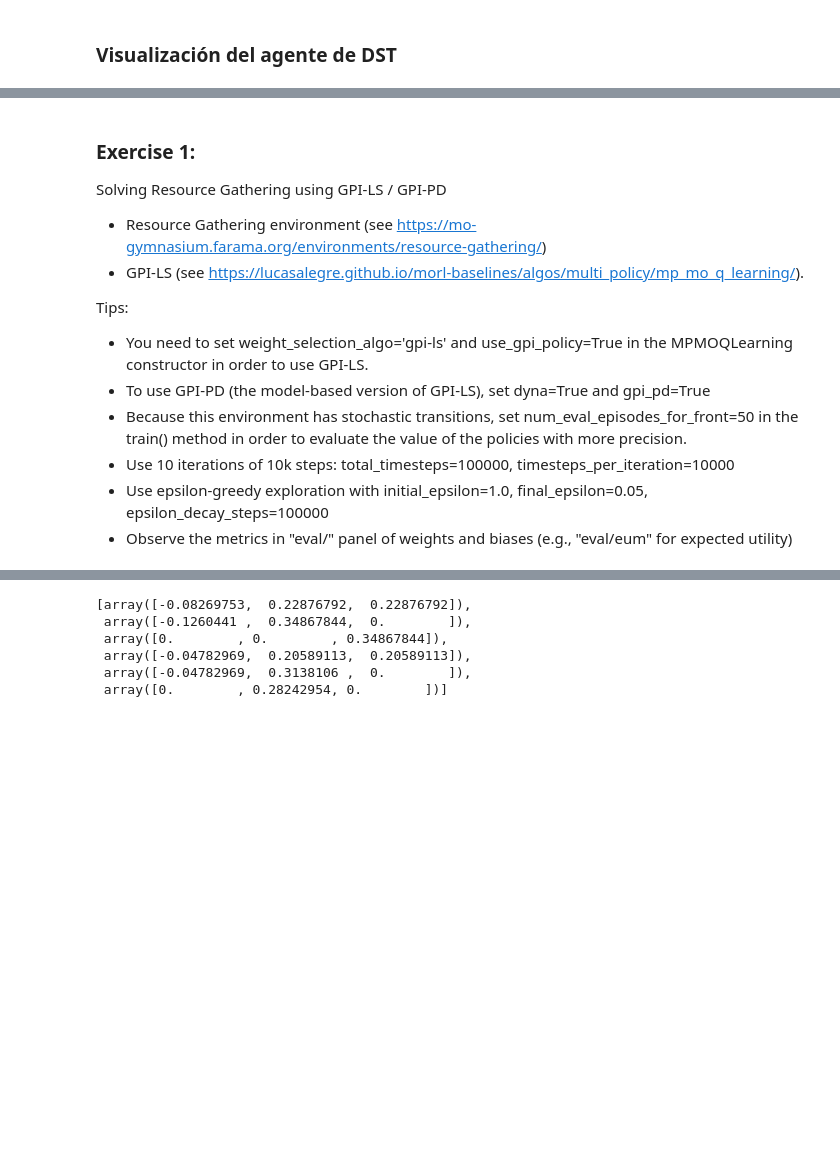
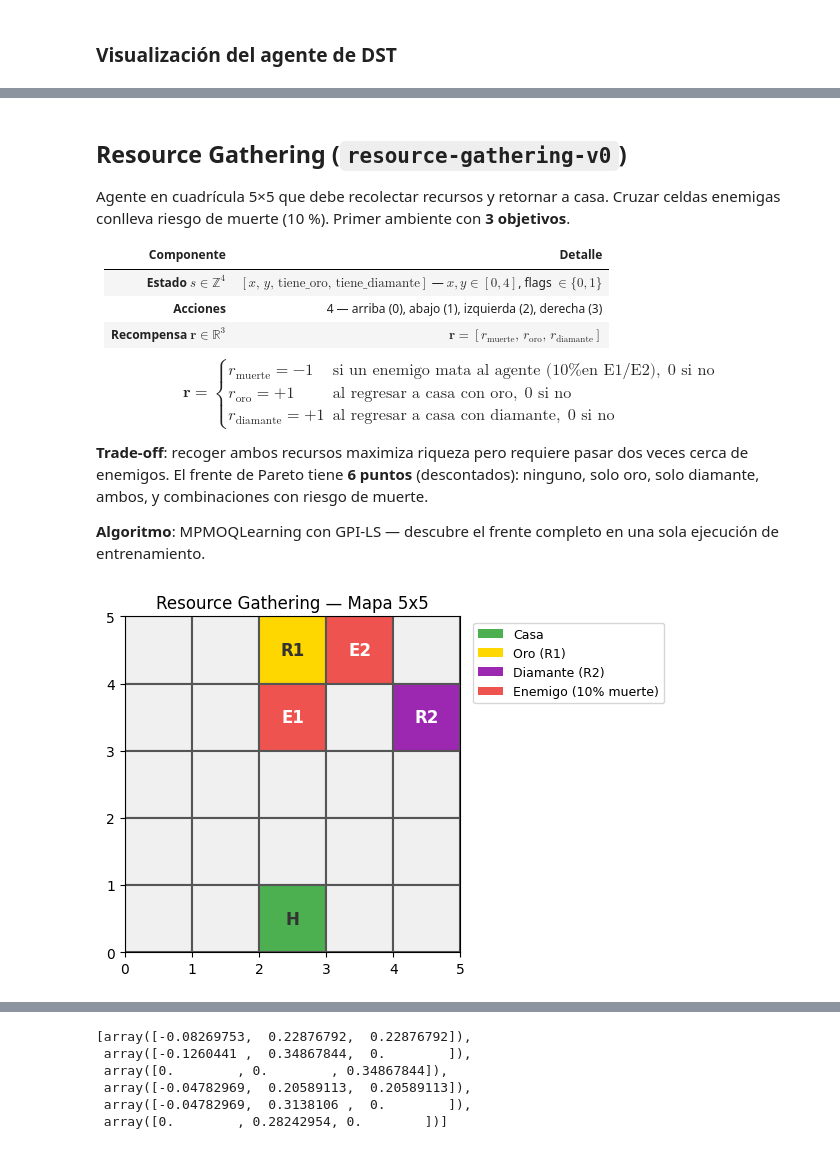
Before and after one commit to ju4ndiegos/Multi-Objective-Reinforcement-Learning-MORL-, a Jupyter notebook: multiobjective_Reinforcement_Learning_grupo4_202610.ipynb, the cells around one changed output, grey strips where cells are left out. Saved outputs shown, nothing was run; the diff lists cells and outputs as text; code cells hidden in the pictures; blank space fills up the shorter version.

```diff
--- a/multiobjective_Reinforcement_Learning_grupo4_202610.ipynb
+++ b/multiobjective_Reinforcement_Learning_grupo4_202610.ipynb
@@ -230,19 +416,51 @@ Saved gif at: ./deep_sea_treasure_agent.gif
 # %% [markdown]
-### Exercise 1:
+## Resource Gathering (`resource-gathering-v0`)
 
-Solving Resource Gathering using GPI-LS / GPI-PD
+Agente en cuadrícula 5×5 que debe recolectar recursos y retornar a casa.
+Cruzar celdas enemigas conlleva riesgo de muerte (10 %). Primer ambiente con **3 objetivos**.
 
-- Resource Gathering environment (see https://mo-gymnasium.farama.org/environments/resource-gathering/)
-- GPI-LS (see https://lucasalegre.github.io/morl-baselines/algos/multi_policy/mp_mo_q_learning/).
+| Componente | Detalle |
+|---|---|
+| **Estado** $s \in \mathbb{Z}^4$ | $[x,\, y,\, \text{tiene\_oro},\, \text{tiene\_diamante}]$ — $x,y \in [0,4]$, flags $\in \{0,1\}$ |
+| **Acciones** | 4 — arriba (0), abajo (1), izquierda (2), derecha (3) |
+| **Recompensa** $\mathbf{r} \in \mathbb{R}^3$ | $\mathbf{r} = [r_\text{muerte},\, r_\text{oro},\, r_\text{diamante}]$ |
 
-Tips:
-- You need to set weight_selection_algo='gpi-ls' and use_gpi_policy=True in the MPMOQLearning constructor in order to use GPI-LS.
-- To use GPI-PD (the model-based version of GPI-LS), set dyna=True and gpi_pd=True
-- Because this environment has stochastic transitions, set num_eval_episodes_for_front=50 in the train() method in order to evaluate the value of the policies with more precision.
-- Use 10 iterations of 10k steps:
- total_timesteps=100000, timesteps_per_iteration=10000
-- Use epsilon-greedy exploration with
-    initial_epsilon=1.0,
-    final_epsilon=0.05,
-    epsilon_decay_steps=100000
-- Observe the metrics in "eval/" panel of weights and biases (e.g., "eval/eum" for expected utility)
+$$\mathbf{r} = \begin{cases} r_\text{muerte} = -1 & \text{si un enemigo mata al agente (10\% en E1/E2)},\; 0 \text{ si no} \\ r_\text{oro} = +1 & \text{al regresar a casa con oro},\; 0 \text{ si no} \\ r_\text{diamante} = +1 & \text{al regresar a casa con diamante},\; 0 \text{ si no} \end{cases}$$
+
+**Trade-off**: recoger ambos recursos maximiza riqueza pero requiere pasar dos veces cerca de enemigos.
+El frente de Pareto tiene **6 puntos** (descontados): ninguno, solo oro, solo diamante, ambos, y combinaciones con riesgo de muerte.
+
+**Algoritmo**: MPMOQLearning con GPI-LS — descubre el frente completo en una sola ejecución de entrenamiento.
+# %%
+def plot_rg_map_multiobjective(ax=None):
+    """Visualiza el mapa 5x5 de Resource Gathering."""
+    MAP = [[' ',' ','R1','E2',' '],[' ',' ','E1',' ','R2'],
+            [' ',' ',' ',' ',' '],[' ',' ',' ',' ',' '],[' ',' ','H',' ',' ']]
+    colors = {' ':'#F0F0F0','H':'#4CAF50','R1':'#FFD700','R2':'#9C27B0',
+              'E1':'#EF5350','E2':'#EF5350'}
+    if ax is None:
+        fig, ax = plt.subplots(figsize=(5,5))
+    for r in range(5):
+        for c in range(5):
+            cell = MAP[r][c]
+            rect = plt.Rectangle([c,4-r],1,1,facecolor=colors[cell],
+                                  edgecolor='#555',lw=1.5)
+            ax.add_patch(rect)
+            if cell != ' ':
+                ax.text(c+0.5,4-r+0.5,cell,ha='center',va='center',
+                        fontsize=12,fontweight='bold',
+                        color='white' if cell in ('E1','E2','R2') else '#333')
+    ax.set_xlim(0,5); ax.set_ylim(0,5); ax.set_aspect('equal')
+    ax.set_title('Resource Gathering — Mapa 5x5', fontsize=12)
+    leg = [mpatches.Patch(facecolor='#4CAF50',label='Casa'),
+           mpatches.Patch(facecolor='#FFD700',label='Oro (R1)'),
+           mpatches.Patch(facecolor='#9C27B0',label='Diamante (R2)'),
+           mpatches.Patch(facecolor='#EF5350',label='Enemigo (10% muerte)')]
+    ax.legend(handles=leg, loc='upper left', bbox_to_anchor=(1.02,1), fontsize=9)
+    return ax
+
+fig, ax = plt.subplots(figsize=(5.5,5))
+plot_rg_map_multiobjective(ax)
+plt.tight_layout(); plt.show()
+# %% [output]
+[figure, added]
```
Also changed, not shown: parts of 21 cells of this notebook, 13 other files.
